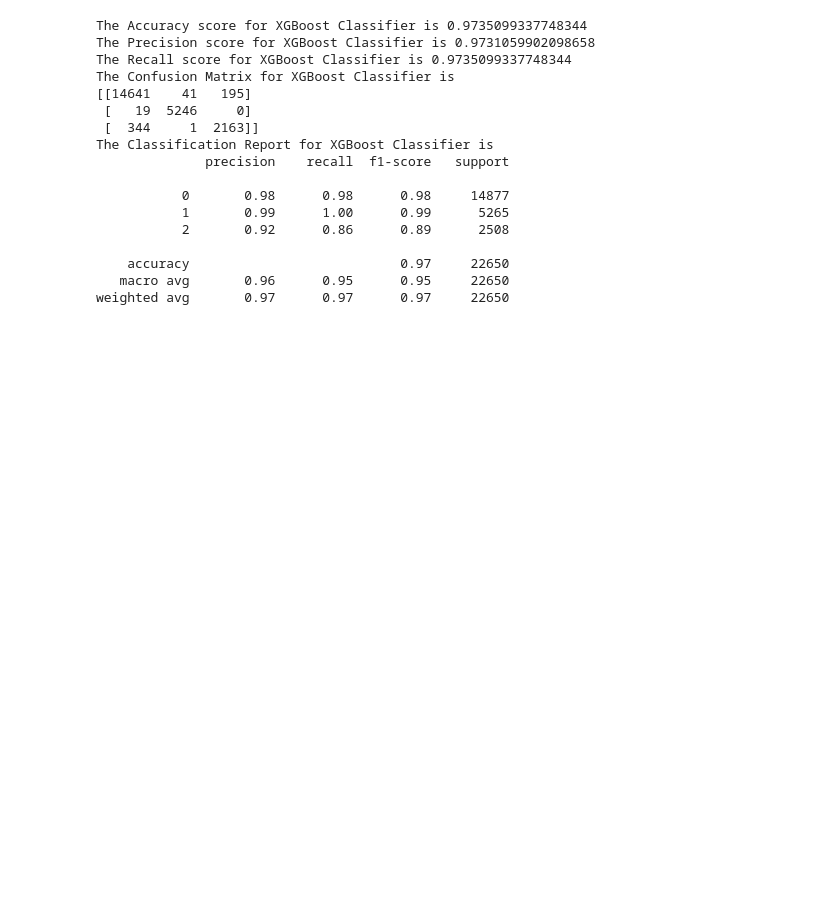
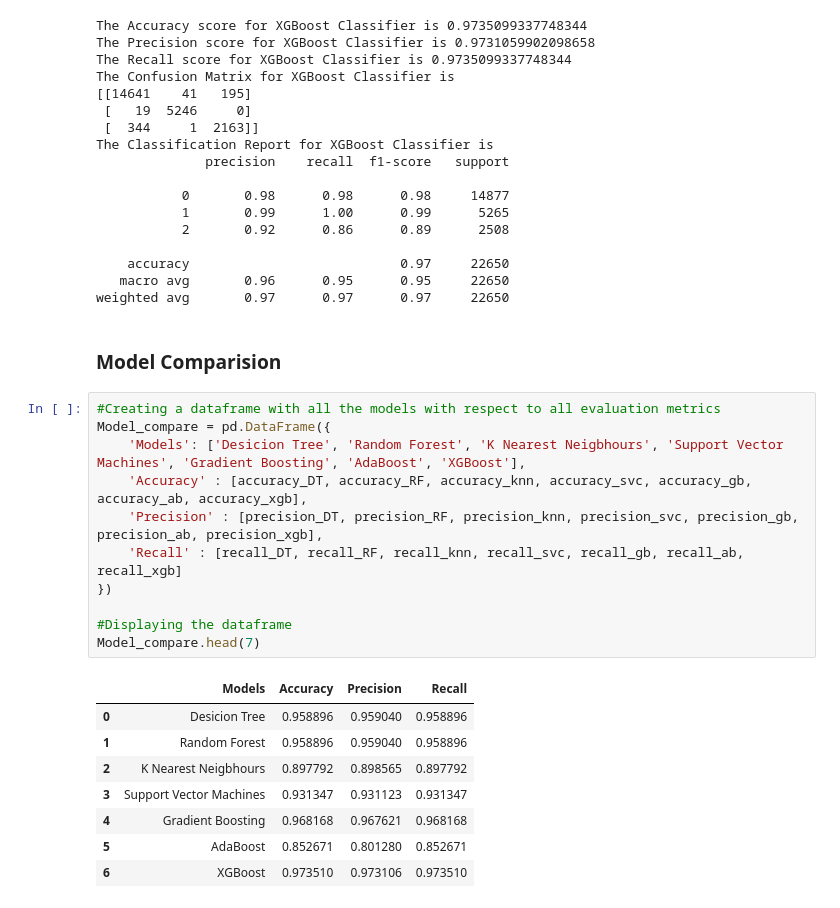
Before and after one commit to NavyaSai-V/Stellar_Object_Classification, a Jupyter notebook: Stellar_object_detection.ipynb, the cells around one changed output. Cells and saved outputs as stored; diff of their text form; blank space fills up the shorter version.

```diff
--- a/Stellar_object_detection.ipynb
+++ b/Stellar_object_detection.ipynb
@@ -642,3 +642,25 @@ The Classification Report for XGBoost Classifier is
     accuracy                           0.97     22650
    macro avg       0.96      0.95      0.95     22650
 weighted avg       0.97      0.97      0.97     22650
+# %% [markdown]
+### Model Comparision
+# %%
+#Creating a dataframe with all the models with respect to all evaluation metrics
+Model_compare = pd.DataFrame({
+    'Models': ['Desicion Tree', 'Random Forest', 'K Nearest Neigbhours', 'Support Vector Machines', 'Gradient Boosting', 'AdaBoost', 'XGBoost'],
+    'Accuracy' : [accuracy_DT, accuracy_RF, accuracy_knn, accuracy_svc, accuracy_gb, accuracy_ab, accuracy_xgb],
+    'Precision' : [precision_DT, precision_RF, precision_knn, precision_svc, precision_gb, precision_ab, precision_xgb],
+    'Recall' : [recall_DT, recall_RF, recall_knn, recall_svc, recall_gb, recall_ab, recall_xgb]
+})
+
+#Displaying the dataframe
+Model_compare.head(7)
+# %% [output]
+|  | Models | Accuracy | Precision | Recall |
+| 0 | Desicion Tree | 0.958896 | 0.959040 | 0.958896 |
+| 1 | Random Forest | 0.958896 | 0.959040 | 0.958896 |
+| 2 | K Nearest Neigbhours | 0.897792 | 0.898565 | 0.897792 |
+| 3 | Support Vector Machines | 0.931347 | 0.931123 | 0.931347 |
+| 4 | Gradient Boosting | 0.968168 | 0.967621 | 0.968168 |
+| 5 | AdaBoost | 0.852671 | 0.801280 | 0.852671 |
+| 6 | XGBoost | 0.973510 | 0.973106 | 0.973510 |
```
Also changed, not shown: parts of 1 cell of this notebook.
